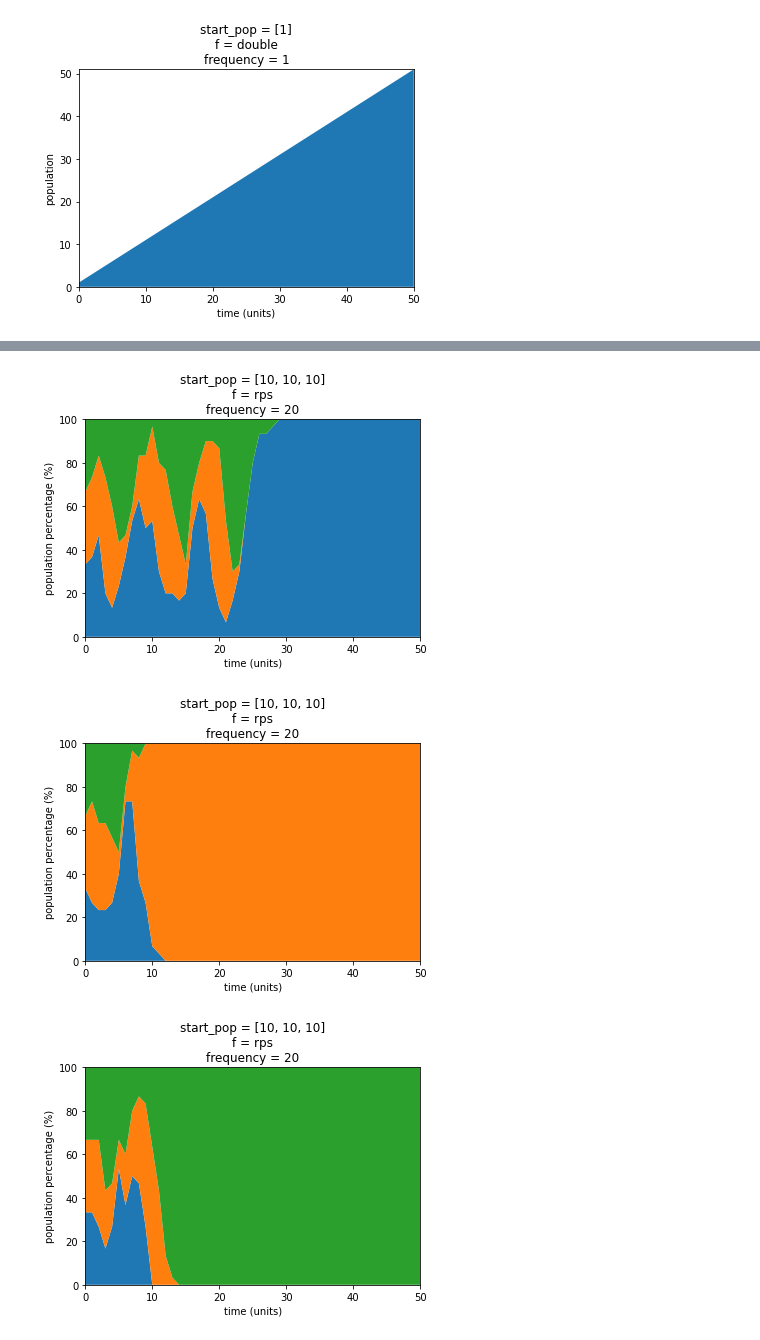
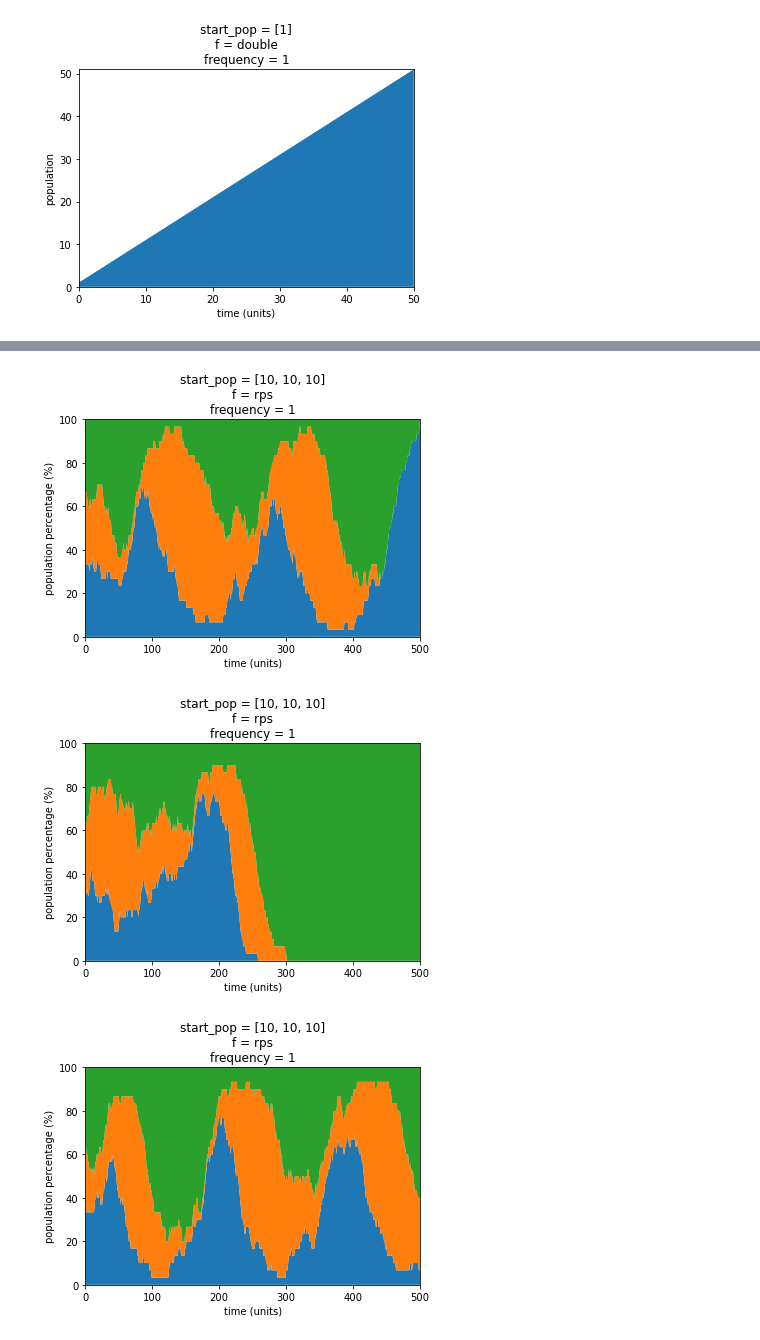
Before and after one commit to LouieMekler/pswp, a Jupyter notebook: pswp6.ipynb, the cells around one changed output, grey strips where cells are left out. Drawn from its saved outputs; the diff is of its cells as text; code cells hidden in the pictures.

```diff
--- a/pswp6.ipynb
+++ b/pswp6.ipynb
@@ -276,8 +290,9 @@ def rps(x,y):
 # %%
-program([10,10,10], rps)
-program([10,10,10], rps)
-program([10,10,10], rps)
+program([10,10,10], rps, frequency=1, cycles=500)
+program([10,10,10], rps, frequency=1, cycles=500)
+program([10,10,10], rps, frequency=1, cycles=500)
+program([10,10,10], rps, frequency=1, cycles=500)
 # %% [output]
-[figure, old version]
+[figure, new version]
-[figure, old version]
+[figure, new version]
-[figure, old version]
+[figure, new version]
```
Also changed, not shown: parts of 12 cells of this notebook.
